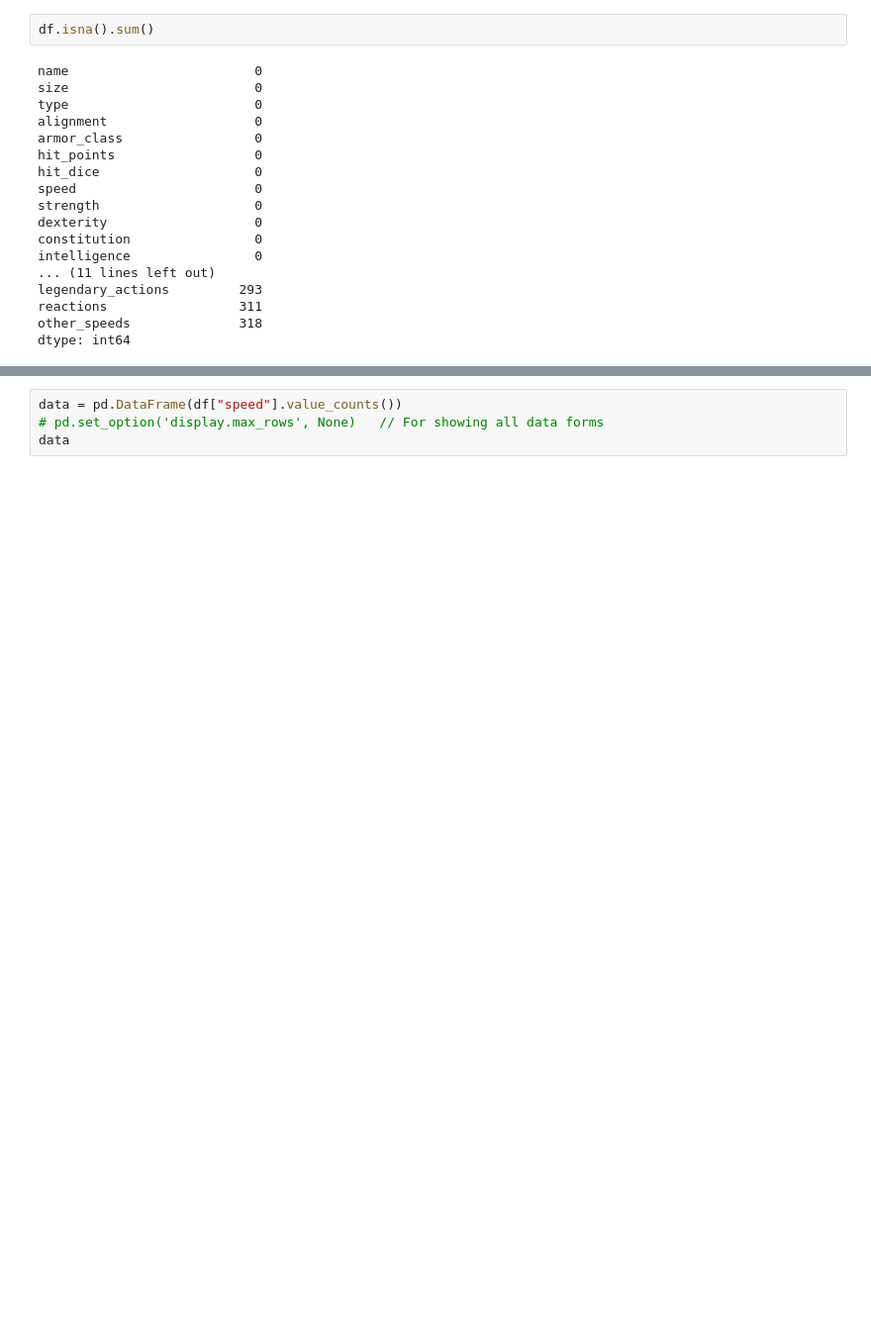
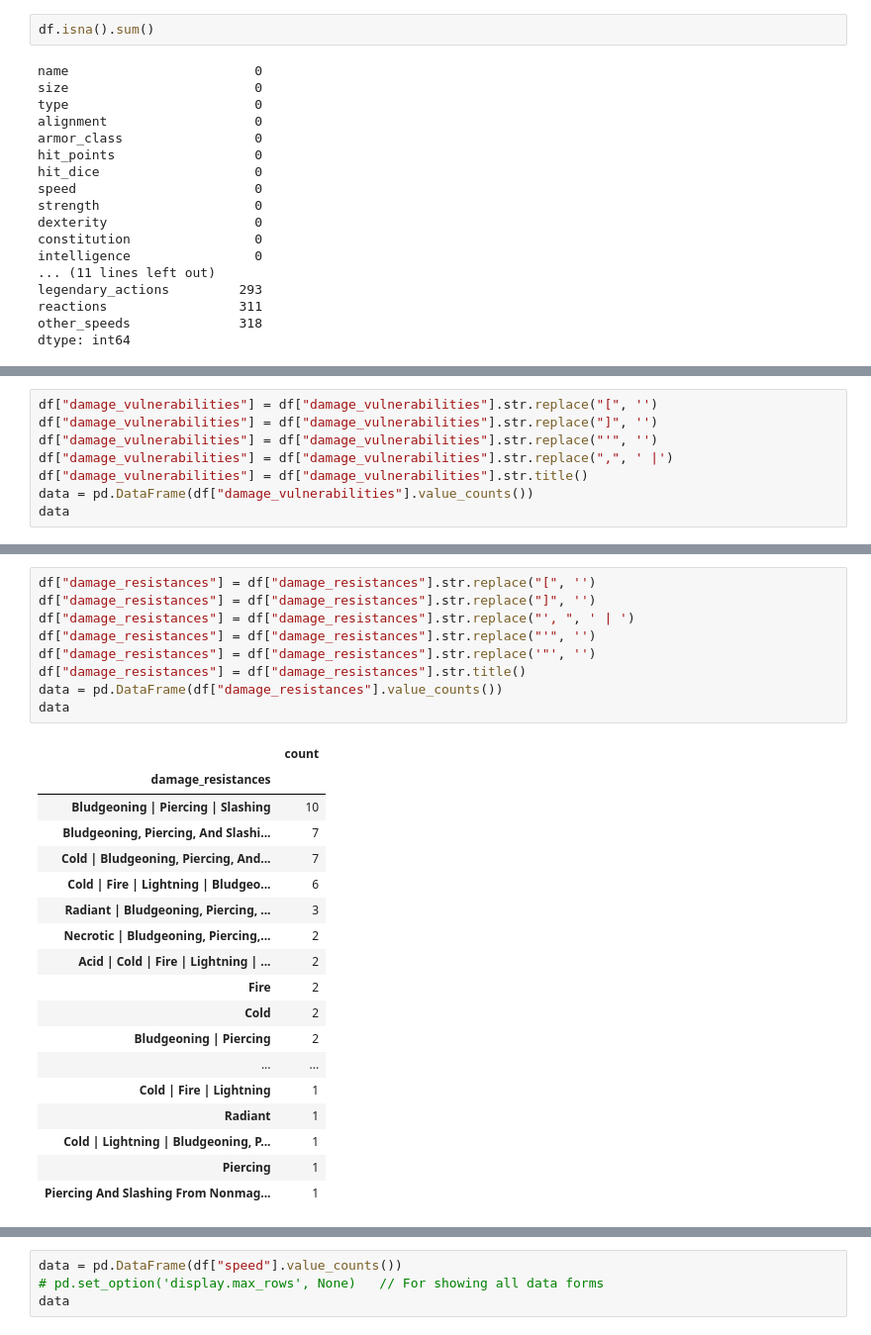
Before and after one commit to laureng97/Project-4--DND-Challenge-Ratings, a Jupyter notebook: CSV-to-SQL + Cleaning.ipynb, the cells around one changed output, grey strips where cells are left out. Shown at 99% size. Saved outputs shown, nothing was run; the diff lists cells and outputs as text; blank space fills up the shorter version.

```diff
--- a/CSV-to-SQL + Cleaning.ipynb
+++ b/CSV-to-SQL + Cleaning.ipynb
@@ -90,0 +97,8 @@ Columns which need stripping
+# %%
+df["damage_vulnerabilities"] = df["damage_vulnerabilities"].str.replace("[", '')
+df["damage_vulnerabilities"] = df["damage_vulnerabilities"].str.replace("]", '')
+df["damage_vulnerabilities"] = df["damage_vulnerabilities"].str.replace("'", '')
+df["damage_vulnerabilities"] = df["damage_vulnerabilities"].str.replace(",", ' |')
+df["damage_vulnerabilities"] = df["damage_vulnerabilities"].str.title()
+data = pd.DataFrame(df["damage_vulnerabilities"].value_counts())
+data
@@ -90,0 +138,28 @@ Columns which need stripping
+# %%
+df["damage_resistances"] = df["damage_resistances"].str.replace("[", '')
+df["damage_resistances"] = df["damage_resistances"].str.replace("]", '')
+df["damage_resistances"] = df["damage_resistances"].str.replace("', ", ' | ')
+df["damage_resistances"] = df["damage_resistances"].str.replace("'", '')
+df["damage_resistances"] = df["damage_resistances"].str.replace('"', '')
+df["damage_resistances"] = df["damage_resistances"].str.title()
+data = pd.DataFrame(df["damage_resistances"].value_counts())
+data
+# %% [output]
+|  | count |
+| damage_resistances |  |
+| Bludgeoning | Piercing | Slashing | 10 |
+| Bludgeoning, Piercing, And Slashi... | 7 |
+| Cold | Bludgeoning, Piercing, And... | 7 |
+| Cold | Fire | Lightning | Bludgeo... | 6 |
+| Radiant | Bludgeoning, Piercing, ... | 3 |
+| Necrotic | Bludgeoning, Piercing,... | 2 |
+| Acid | Cold | Fire | Lightning | ... | 2 |
+| Fire | 2 |
+| Cold | 2 |
+| Bludgeoning | Piercing | 2 |
+| ... | ... |
+| Cold | Fire | Lightning | 1 |
+| Radiant | 1 |
+| Cold | Lightning | Bludgeoning, P... | 1 |
+| Piercing | 1 |
+| Piercing And Slashing From Nonmag... | 1 |
```
Also changed, not shown: parts of 16 cells of this notebook, 1 other file.
